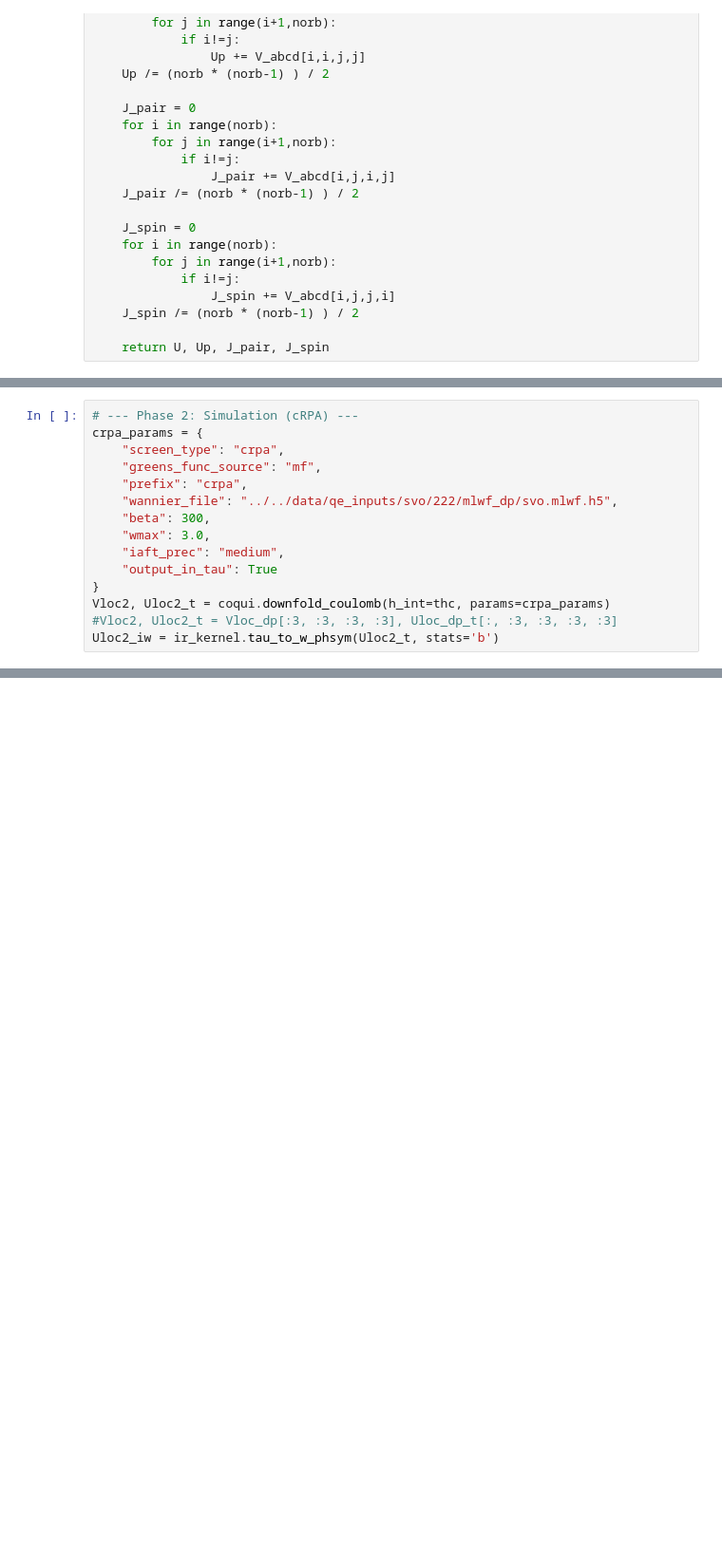
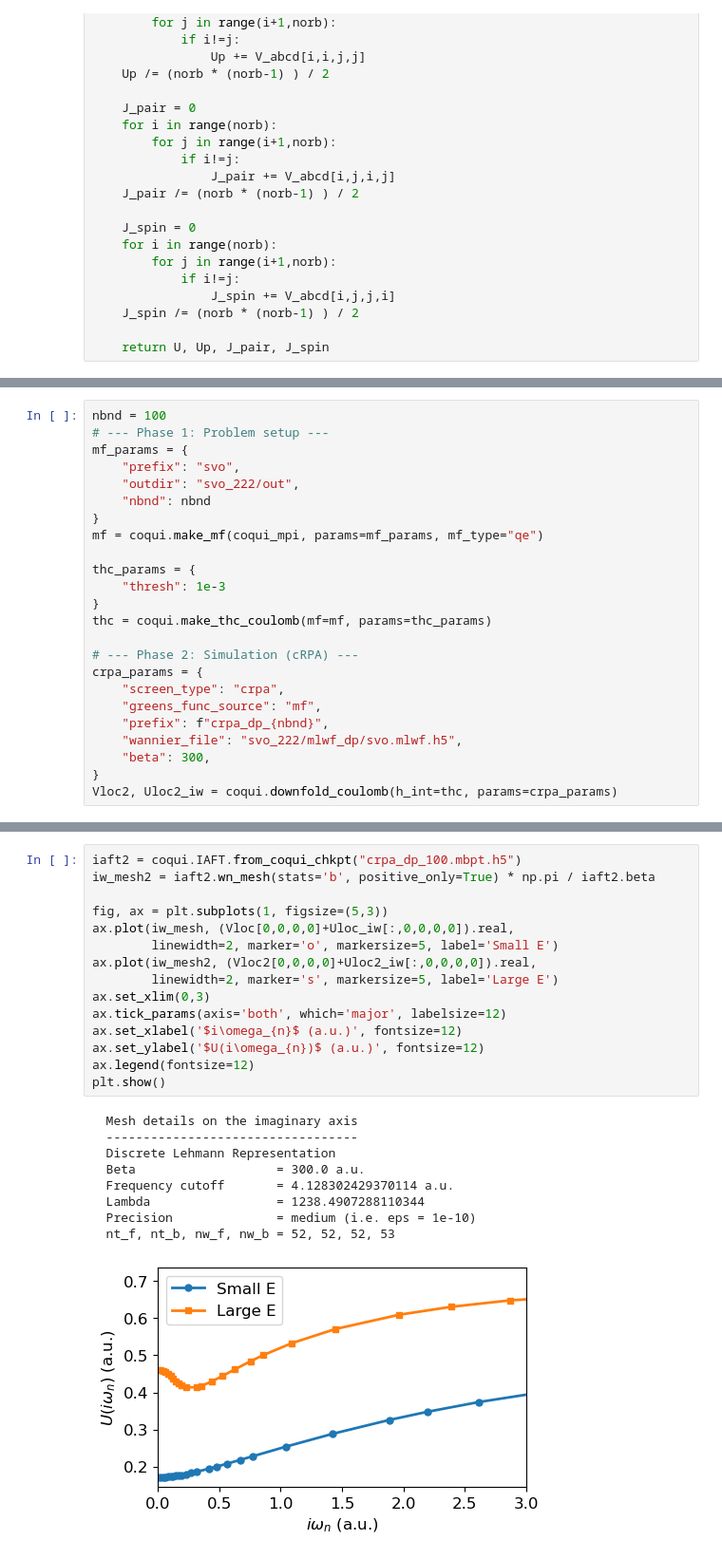
Before and after one commit to AbInitioQHub/coqui-tutorial, a Jupyter notebook: quickstart/03_crpa/03_crpa_screened_interactions.ipynb, the cells around one changed output, grey strips where cells are left out. Shown at 95% size. Saved outputs shown, nothing was run; the diff lists cells and outputs as text; blank space fills up the shorter version.

```diff
--- a/quickstart/03_crpa/03_crpa_screened_interactions.ipynb
+++ b/quickstart/03_crpa/03_crpa_screened_interactions.ipynb
@@ -427,17 +384,26 @@ Tasks:
  > Note: For larger-window MLWFs, $U(i\Omega_n)$ may show an upturn near $\Omega_n=0$ because residual low-energy screening can remain more visible in the projected subspace.
 # %%
+nbnd = 100
+# --- Phase 1: Problem setup ---
+mf_params = {
+    "prefix": "svo",
+    "outdir": "svo_222/out",
+    "nbnd": nbnd
+}
+mf = coqui.make_mf(coqui_mpi, params=mf_params, mf_type="qe")
+
+thc_params = {
+    "thresh": 1e-3
+}
+thc = coqui.make_thc_coulomb(mf=mf, params=thc_params)
+
 # --- Phase 2: Simulation (cRPA) ---
 crpa_params = {
     "screen_type": "crpa",
     "greens_func_source": "mf",
-    "prefix": "crpa",
-    "wannier_file": "../../data/qe_inputs/svo/222/mlwf_dp/svo.mlwf.h5",
+    "prefix": f"crpa_dp_{nbnd}",
+    "wannier_file": "svo_222/mlwf_dp/svo.mlwf.h5",
     "beta": 300,
-    "wmax": 3.0,
-    "iaft_prec": "medium",
-    "output_in_tau": True
 }
-Vloc2, Uloc2_t = coqui.downfold_coulomb(h_int=thc, params=crpa_params)
-#Vloc2, Uloc2_t = Vloc_dp[:3, :3, :3, :3], Uloc_dp_t[:, :3, :3, :3, :3]
-Uloc2_iw = ir_kernel.tau_to_w_phsym(Uloc2_t, stats='b')
+Vloc2, Uloc2_iw = coqui.downfold_coulomb(h_int=thc, params=crpa_params)
 # %% [output]
@@ -502,0 +455,25 @@ plt.show()
+# %%
+iaft2 = coqui.IAFT.from_coqui_chkpt("crpa_dp_100.mbpt.h5")
+iw_mesh2 = iaft2.wn_mesh(stats='b', positive_only=True) * np.pi / iaft2.beta
+
+fig, ax = plt.subplots(1, figsize=(5,3))
+ax.plot(iw_mesh, (Vloc[0,0,0,0]+Uloc_iw[:,0,0,0,0]).real,
+        linewidth=2, marker='o', markersize=5, label='Small E')
+ax.plot(iw_mesh2, (Vloc2[0,0,0,0]+Uloc2_iw[:,0,0,0,0]).real,
+        linewidth=2, marker='s', markersize=5, label='Large E')
+ax.set_xlim(0,3)
+ax.tick_params(axis='both', which='major', labelsize=12)
+ax.set_xlabel('$i\omega_{n}$ (a.u.)', fontsize=12)
+ax.set_ylabel('$U(i\omega_{n})$ (a.u.)', fontsize=12)
+ax.legend(fontsize=12)
+plt.show()
+# %% [output]
+  Mesh details on the imaginary axis
+  ----------------------------------
+  Discrete Lehmann Representation
+  Beta                   = 300.0 a.u.
+  Frequency cutoff       = 4.128302429370114 a.u.
+  Lambda                 = 1238.4907288110344
+  Precision              = medium (i.e. eps = 1e-10)
+  nt_f, nt_b, nw_f, nw_b = 52, 52, 52, 53
+[figure, added]
```
Also changed, not shown: parts of 23 cells of this notebook, 3 other files.
